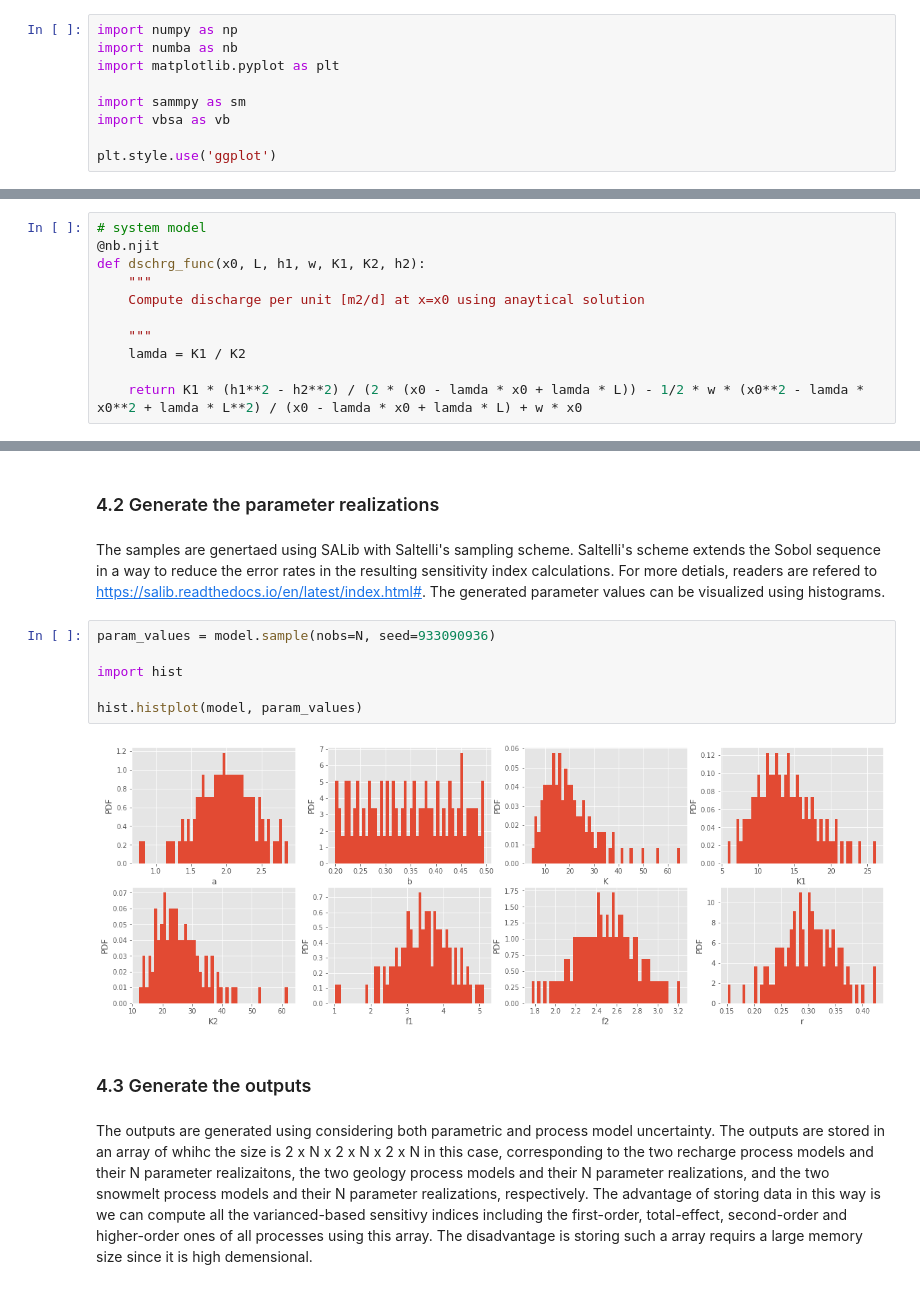
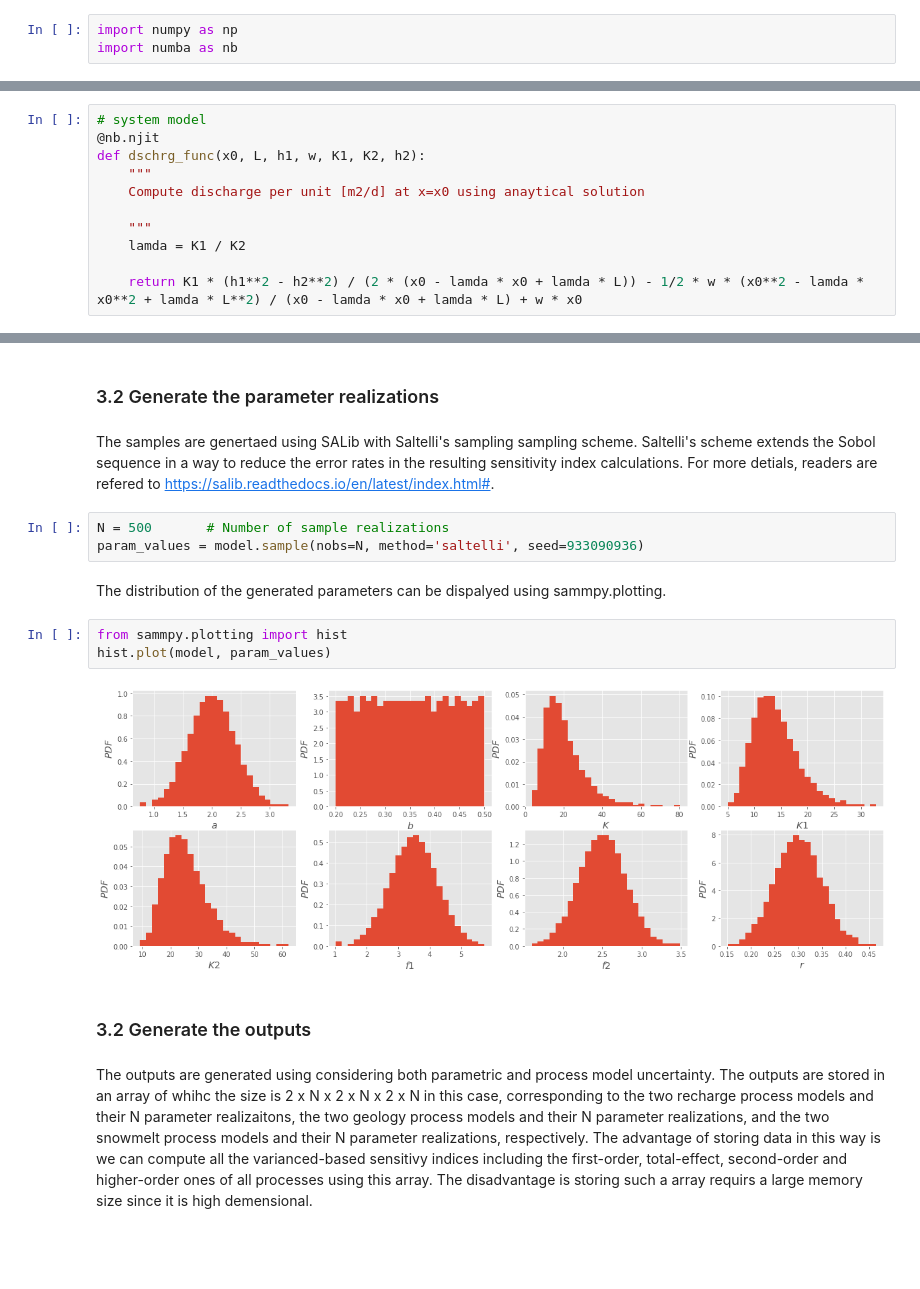
Before and after one commit to jyangfsu/SAMMPy, a Jupyter notebook: examples/workflow_1D_groundwater_flow.ipynb, the cells around one changed output, grey strips where cells are left out. Cells and saved outputs as stored; diff of their text form; blank space fills up the shorter version.

```diff
--- a/examples/workflow_1D_groundwater_flow.ipynb
+++ b/examples/workflow_1D_groundwater_flow.ipynb
@@ -9,9 +9,3 @@ Prepared by Jing Yang and Ming Ye at Florida State University, 2020. Mail to: my
 # %%
 import numpy as np
 import numba as nb
-import matplotlib.pyplot as plt
-
-import sammpy as sm
-import vbsa as vb
-
-plt.style.use('ggplot')
@@ -173,17 +163,19 @@ model.func = dschrg_func
 # %% [markdown]
-### 4.2 Generate the parameter realizations
+### 3.2 Generate the parameter realizations
 # %% [markdown]
-The samples are genertaed using SALib with Saltelli's sampling scheme. Saltelli's scheme extends the Sobol sequence in a way to reduce the error rates in the resulting sensitivity index calculations. For more detials, readers are refered to https://salib.readthedocs.io/en/latest/index.html#. The generated parameter values can be visualized using histograms.
+The samples are genertaed using SALib with Saltelli's sampling sampling scheme. Saltelli's scheme extends the Sobol sequence in a way to reduce the error rates in the resulting sensitivity index calculations. For more detials, readers are refered to https://salib.readthedocs.io/en/latest/index.html#.
+# %%
+N = 500       # Number of sample realizations
+param_values = model.sample(nobs=N, method='saltelli', seed=933090936)
+# %% [markdown]
+The distribution of the generated parameters can be dispalyed using sammpy.plotting.
 # %%
-param_values = model.sample(nobs=N, seed=933090936)
-
-import hist
-
-hist.histplot(model, param_values)
+from sammpy.plotting import hist
+hist.plot(model, param_values)
 # %% [output]
-[figure, old version]
+[figure, new version]
 # %% [markdown]
-### 4.3 Generate the outputs
+### 3.2 Generate the outputs
 # %% [markdown]
 The outputs are generated using considering both parametric and process model uncertainty. The outputs are stored in an array of whihc the size is 2 x N x 2 x N x 2 x N in this case, corresponding to the two recharge process models and their N parameter realizaitons, the two geology process models and their N parameter realizations, and the two snowmelt process models and their N parameter realizations, respectively. The advantage of storing data in this way is we can compute all the varianced-based sensitivy indices including the first-order, total-effect, second-order and higher-order ones of all processes using this array. The disadvantage is storing such a array requirs a large memory size since it is high demensional.
 # %%
```
Also changed, not shown: parts of 23 cells of this notebook, 8 other files.
